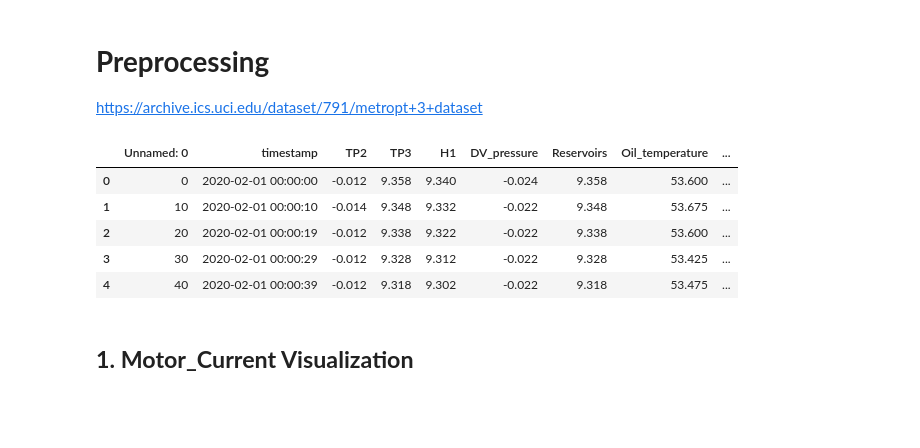
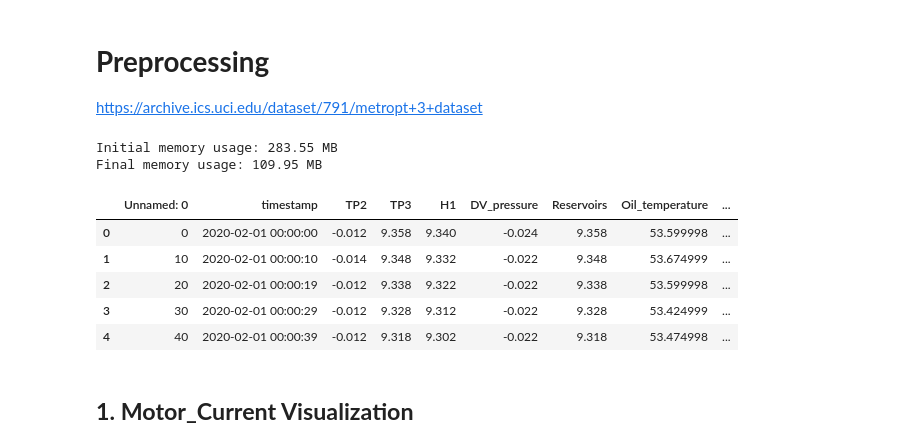
Before and after one commit to pintamonas4575/SERTEMP-project-MAADM-UPM, a Jupyter notebook: SERTEMP_metropt3.ipynb, the cells around one changed output. Cells and saved outputs as stored; diff of their text form; code cells hidden in the pictures; blank space fills up the shorter version.

```diff
--- a/SERTEMP_metropt3.ipynb
+++ b/SERTEMP_metropt3.ipynb
@@ -7,16 +7,28 @@ import pandas as pd
 import numpy as np
 import matplotlib.pyplot as plt
 import seaborn as sns
-# %%
-df = pd.read_csv('data/metropt3_dataset/MetroPT3(AirCompressor).csv')
-df.head()
-# %% [output]
-|  | Unnamed: 0 | timestamp | TP2 | TP3 | H1 | DV_pressure | Reservoirs | Oil_temperature | ... |
-| 0 | 0 | 2020-02-01 00:00:00 | -0.012 | 9.358 | 9.340 | -0.024 | 9.358 | 53.600 | ... |
-| 1 | 10 | 2020-02-01 00:00:10 | -0.014 | 9.348 | 9.332 | -0.022 | 9.348 | 53.675 | ... |
-| 2 | 20 | 2020-02-01 00:00:19 | -0.012 | 9.338 | 9.322 | -0.022 | 9.338 | 53.600 | ... |
-| 3 | 30 | 2020-02-01 00:00:29 | -0.012 | 9.328 | 9.312 | -0.022 | 9.328 | 53.425 | ... |
-| 4 | 40 | 2020-02-01 00:00:39 | -0.012 | 9.318 | 9.302 | -0.022 | 9.318 | 53.475 | ... |
+# %%
+df = pd.read_csv('data/metropt3_dataset/MetroPT3(AirCompressor).csv')
+inital_memory = df.memory_usage(deep=True).sum() / 1024**2
+print(f'Initial memory usage: {inital_memory:.2f} MB')
+
+df['timestamp'] = pd.to_datetime(df['timestamp'], format='%Y-%m-%d %H:%M:%S')
+for col in df.select_dtypes(include=['float64']).columns:
+    df[col] = df[col].astype(np.float32)
+
+final_memory = df.memory_usage(deep=True).sum() / 1024**2
+print(f'Final memory usage: {final_memory:.2f} MB')
+
+df.head()
+# %% [output]
+Initial memory usage: 283.55 MB
+Final memory usage: 109.95 MB
+|  | Unnamed: 0 | timestamp | TP2 | TP3 | H1 | DV_pressure | Reservoirs | Oil_temperature | ... |
+| 0 | 0 | 2020-02-01 00:00:00 | -0.012 | 9.358 | 9.340 | -0.024 | 9.358 | 53.599998 | ... |
+| 1 | 10 | 2020-02-01 00:00:10 | -0.014 | 9.348 | 9.332 | -0.022 | 9.348 | 53.674999 | ... |
+| 2 | 20 | 2020-02-01 00:00:19 | -0.012 | 9.338 | 9.322 | -0.022 | 9.338 | 53.599998 | ... |
+| 3 | 30 | 2020-02-01 00:00:29 | -0.012 | 9.328 | 9.312 | -0.022 | 9.328 | 53.424999 | ... |
+| 4 | 40 | 2020-02-01 00:00:39 | -0.012 | 9.318 | 9.302 | -0.022 | 9.318 | 53.474998 | ... |
 # %% [markdown]
 ## **1. Motor_Current Visualization**
 # %%
```
